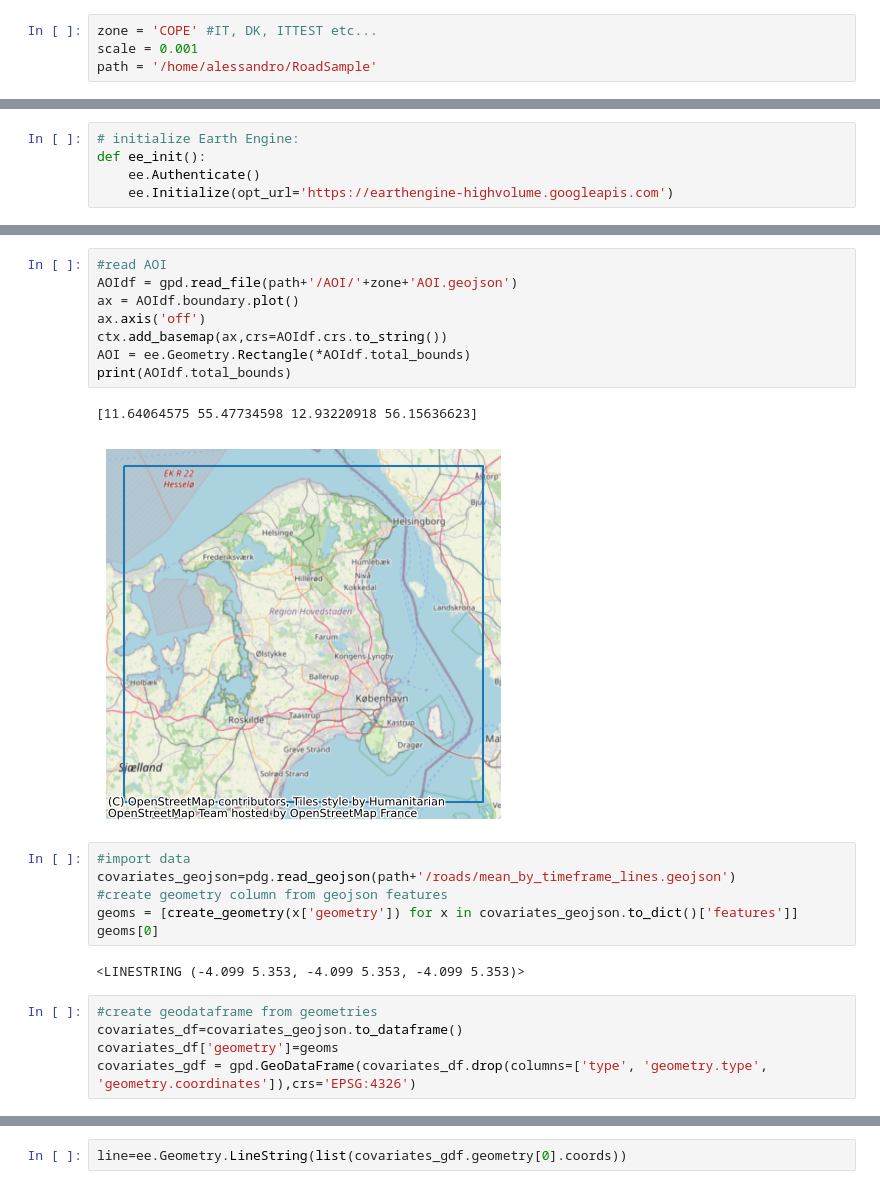
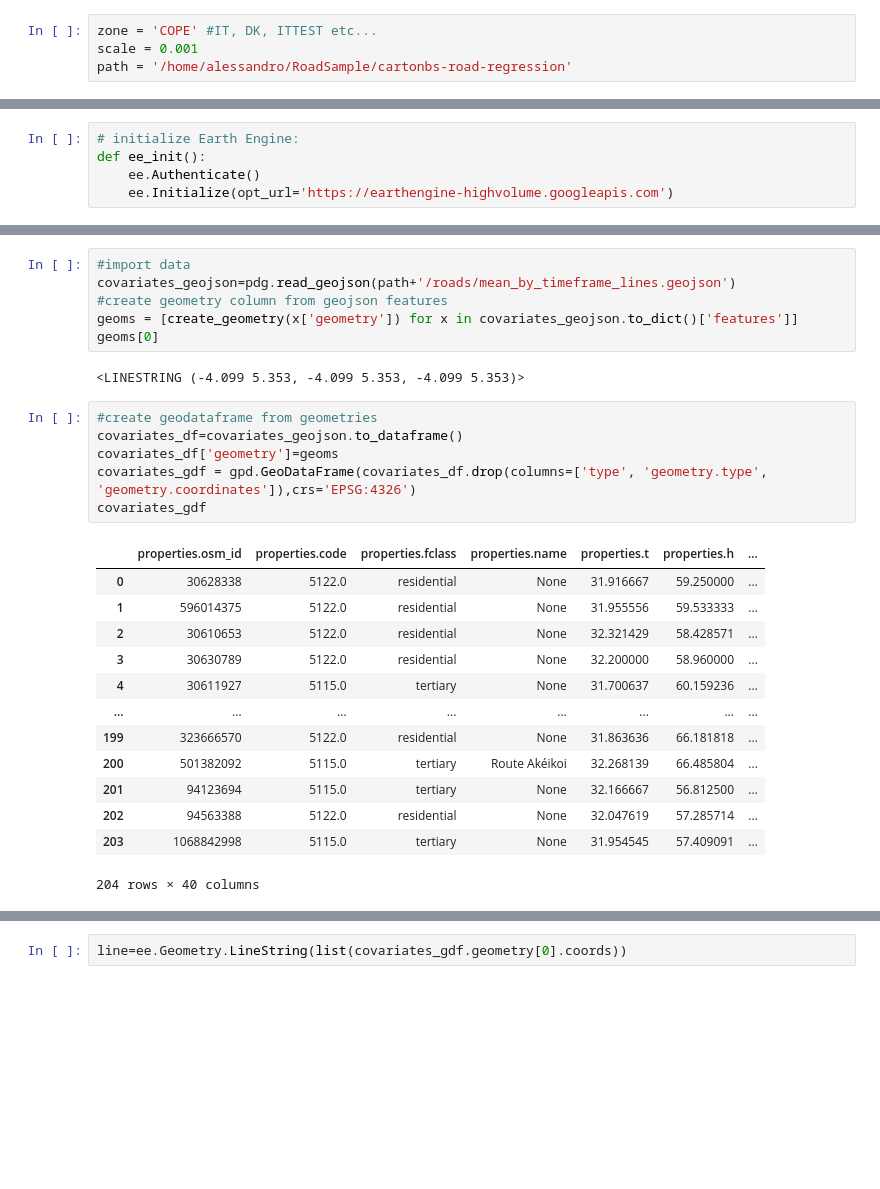
Before and after one commit to mindearth/cartonbs-road-regression, a Jupyter notebook: RoadSample.ipynb, the cells around one changed output, grey strips where cells are left out. Saved outputs shown, nothing was run; the diff lists cells and outputs as text; blank space fills up the shorter version.

```diff
--- a/RoadSample.ipynb
+++ b/RoadSample.ipynb
@@ -17,7 +21,7 @@ import numpy as np
 # %%
 zone = 'COPE' #IT, DK, ITTEST etc...
 scale = 0.001
-path = '/home/alessandro/RoadSample'
+path = '/home/alessandro/RoadSample/cartonbs-road-regression'
 # %%
 #set the credentials for the minio bucket
 load_dotenv(path+'/.env')
@@ -52,14 +56,3 @@ Hosting the HTTP server on port 45317 instead
-# %%
-#read AOI
-AOIdf = gpd.read_file(path+'/AOI/'+zone+'AOI.geojson')
-ax = AOIdf.boundary.plot()
-ax.axis('off')
-ctx.add_basemap(ax,crs=AOIdf.crs.to_string())
-AOI = ee.Geometry.Rectangle(*AOIdf.total_bounds)
-print(AOIdf.total_bounds)
-# %% [output]
-[11.64064575 55.47734598 12.93220918 56.15636623]
-[figure, removed]
 # %%
 #import data
 covariates_geojson=pdg.read_geojson(path+'/roads/mean_by_timeframe_lines.geojson')
@@ -71,5 +64,20 @@ geoms[0]
 # %%
 #create geodataframe from geometries
 covariates_df=covariates_geojson.to_dataframe()
 covariates_df['geometry']=geoms
 covariates_gdf = gpd.GeoDataFrame(covariates_df.drop(columns=['type', 'geometry.type', 'geometry.coordinates']),crs='EPSG:4326')
+covariates_gdf
+# %% [output]
+|  | properties.osm_id | properties.code | properties.fclass | properties.name | properties.t | properties.h | ... |
+| 0 | 30628338 | 5122.0 | residential | None | 31.916667 | 59.250000 | ... |
+| 1 | 596014375 | 5122.0 | residential | None | 31.955556 | 59.533333 | ... |
+| 2 | 30610653 | 5122.0 | residential | None | 32.321429 | 58.428571 | ... |
+| 3 | 30630789 | 5122.0 | residential | None | 32.200000 | 58.960000 | ... |
+| 4 | 30611927 | 5115.0 | tertiary | None | 31.700637 | 60.159236 | ... |
+| ... | ... | ... | ... | ... | ... | ... | ... |
+| 199 | 323666570 | 5122.0 | residential | None | 31.863636 | 66.181818 | ... |
+| 200 | 501382092 | 5115.0 | tertiary | Route Akéikoi | 32.268139 | 66.485804 | ... |
+| 201 | 94123694 | 5115.0 | tertiary | None | 32.166667 | 56.812500 | ... |
+| 202 | 94563388 | 5122.0 | residential | None | 32.047619 | 57.285714 | ... |
+| 203 | 1068842998 | 5115.0 | tertiary | None | 31.954545 | 57.409091 | ... |
+204 rows × 40 columns
```
Also changed, not shown: parts of 13 cells of this notebook, 1 other file.
